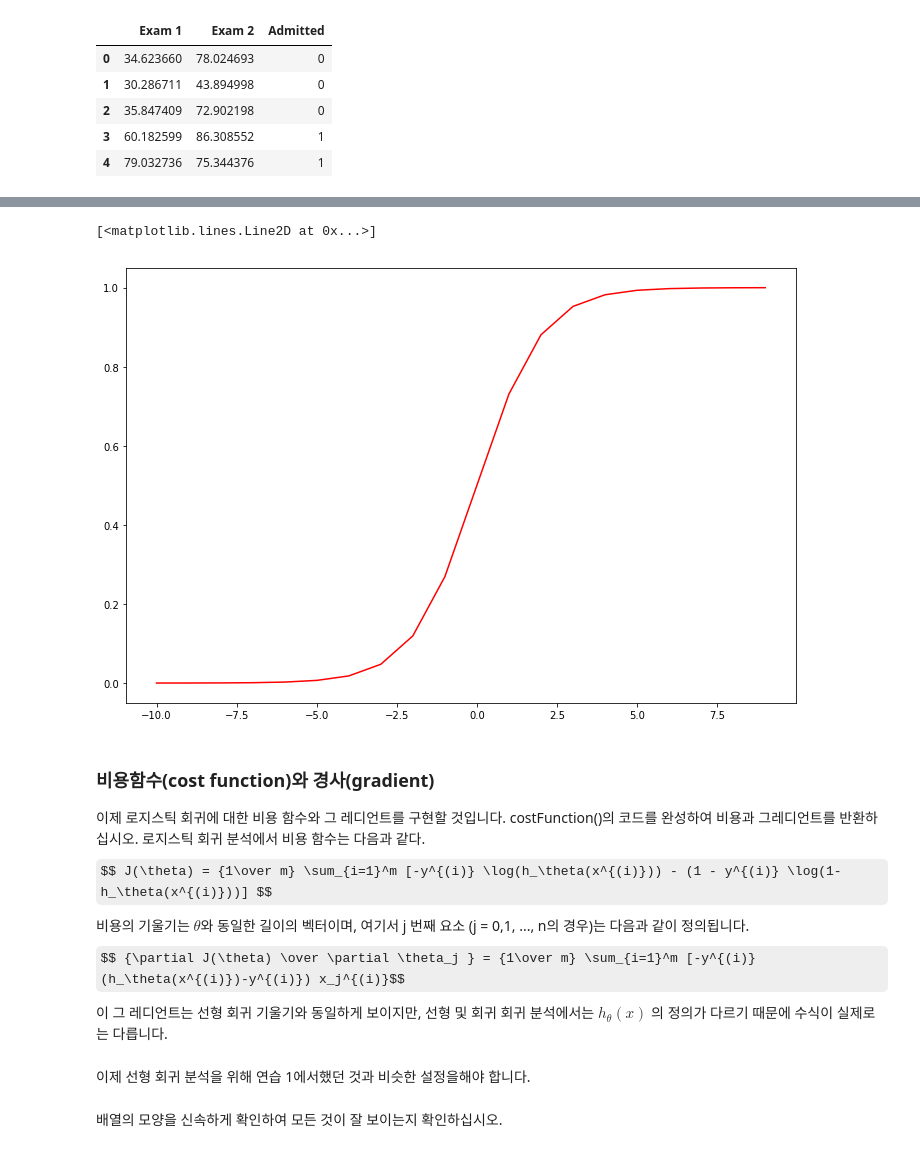
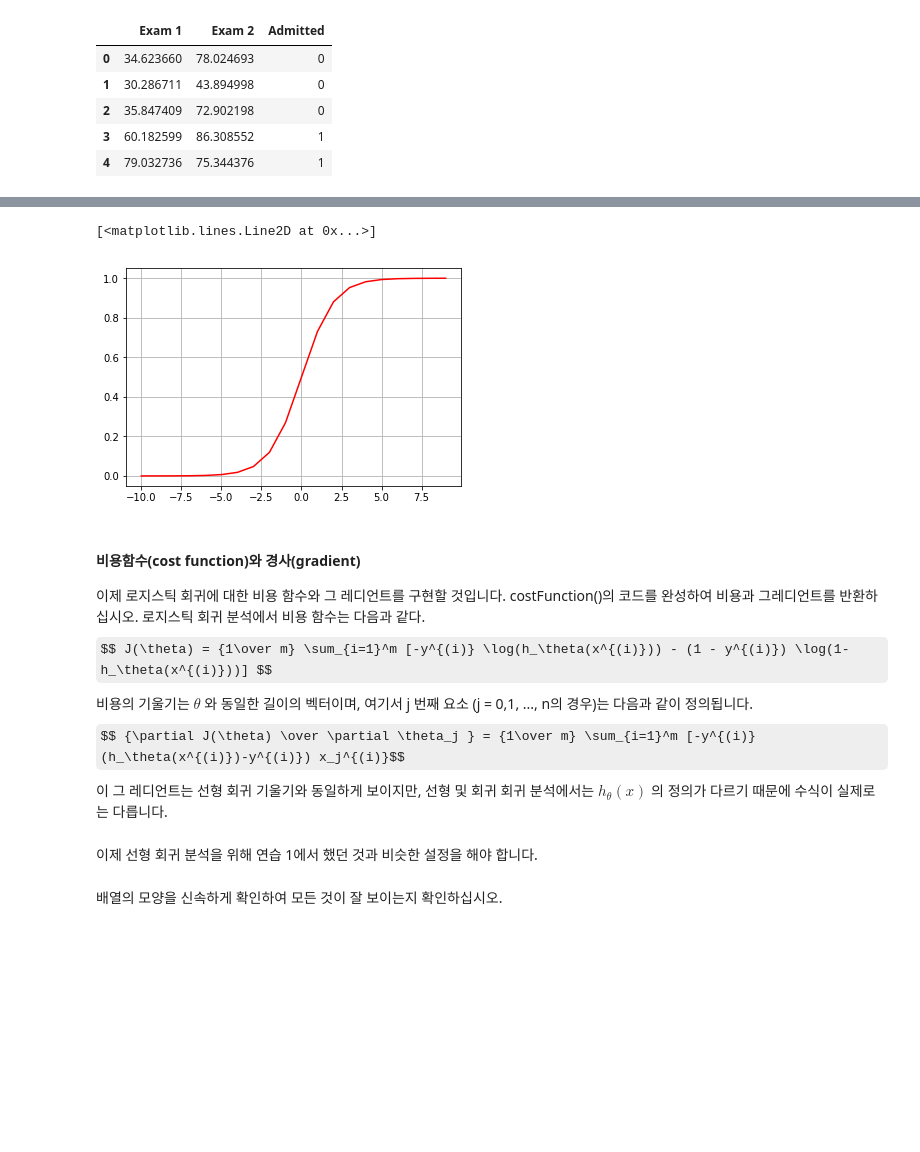
Before and after one commit to junji64/Machine-Learning, a Jupyter notebook: Machine Learning Exercise #2 - Logistic Regression.ipynb, the cells around one changed output, grey strips where cells are left out. Cells and saved outputs as stored; diff of their text form; code cells hidden in the pictures; some formulas as TeX source; blank space fills up the shorter version.

```diff
--- a/Machine Learning Exercise #2 - Logistic Regression.ipynb
+++ b/Machine Learning Exercise #2 - Logistic Regression.ipynb
@@ -50,16 +58,17 @@ sigmoid(x)를 호출하여 몇 가지 값을 테스트 해보십시오. x의 큰
 # %%
 nums = np.arange(-10, 10, step=1)
 
-fig, ax = plt.subplots(figsize=(12,8))
+fig, ax = plt.subplots(figsize=(6,4))
+ax.grid(True)
 ax.plot(nums, sigmoid(nums), 'r')
 # %% [output]
 [<matplotlib.lines.Line2D at 0x...>]
-[figure, old version]
+[figure, new version]
 # %% [markdown]
-### 비용함수(cost function)와 경사(gradient)
+#### 비용함수(cost function)와 경사(gradient)
 이제 로지스틱 회귀에 대한 비용 함수와 그 레디언트를 구현할 것입니다. costFunction()의 코드를 완성하여 비용과 그레디언트를 반환하십시오. 로지스틱 회귀 분석에서 비용 함수는 다음과 같다.
-$$ J(\theta) = {1\over m} \sum_{i=1}^m [-y^{(i)} \log(h_\theta(x^{(i)})) - (1 - y^{(i)} \log(1-h_\theta(x^{(i)}))] $$
-비용의 기울기는 $\theta$와 동일한 길이의 벡터이며, 여기서 j 번째 요소 (j = 0,1, ..., n의 경우)는 다음과 같이 정의됩니다.
+$$ J(\theta) = {1\over m} \sum_{i=1}^m [-y^{(i)} \log(h_\theta(x^{(i)})) - (1 - y^{(i)}) \log(1-h_\theta(x^{(i)}))] $$
+비용의 기울기는 $\theta$ 와 동일한 길이의 벡터이며, 여기서 j 번째 요소 (j = 0,1, ..., n의 경우)는 다음과 같이 정의됩니다.
 $$ {\partial J(\theta) \over \partial \theta_j } = {1\over m} \sum_{i=1}^m [-y^{(i)} (h_\theta(x^{(i)})-y^{(i)}) x_j^{(i)}$$
 이 그 레디언트는 선형 회귀 기울기와 동일하게 보이지만, 선형 및 회귀 회귀 분석에서는 $h_\theta (x)$ 의 정의가 다르기 때문에 수식이 실제로는 다릅니다.
 # %%
@@ -71,7 +80,7 @@ def cost(theta, X, y):
     second = np.multiply((1 - y), np.log(1 - sigmoid(X * theta.T)))
     return np.sum(first - second) / (len(X))
 # %% [markdown]
-이제 선형 회귀 분석을 위해 연습 1에서했던 것과 비슷한 설정을해야 합니다.
+이제 선형 회귀 분석을 위해 연습 1에서 했던 것과 비슷한 설정을 해야 합니다.
 # %%
 # add a ones column - this makes the matrix multiplication work out easier
 data.insert(0, 'Ones', 1)
```
Also changed, not shown: parts of 20 cells of this notebook, 1 other file.
